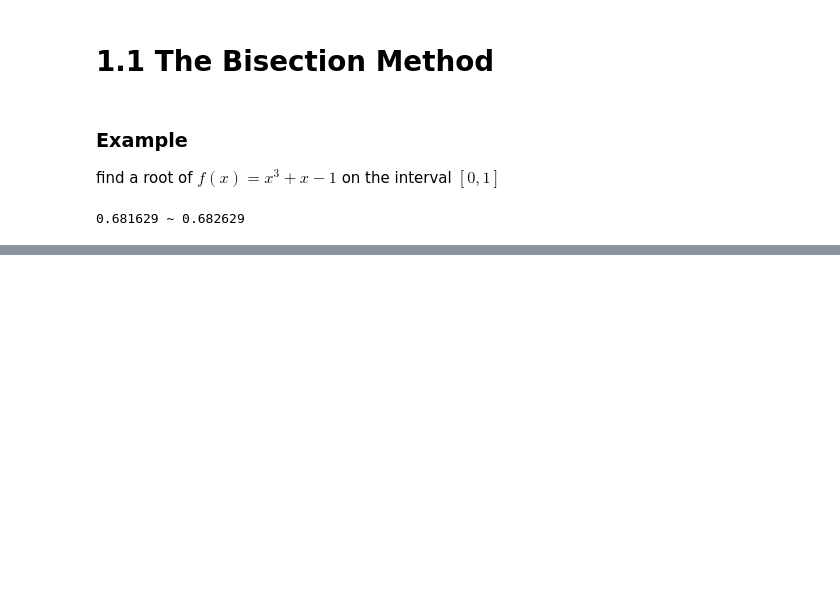
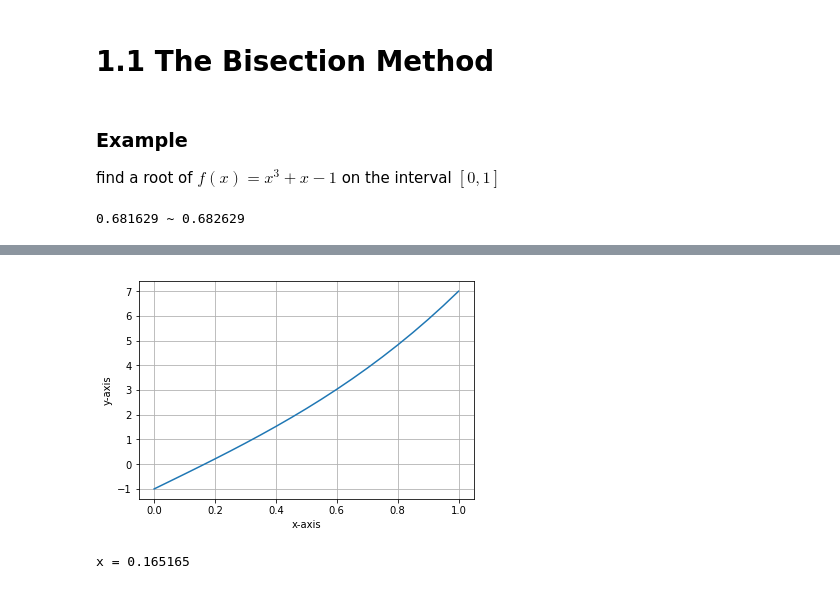
Before and after one commit to Jim00000/Numerical-Analysis, a Jupyter notebook: 1_Solving_Equations.ipynb, the cells around one changed output, grey strips where cells are left out. Saved outputs shown, nothing was run; the diff lists cells and outputs as text; code cells hidden in the pictures; blank space fills up the shorter version.

Commit message:
Complete Bisection method

```diff
--- a/1_Solving_Equations.ipynb
+++ b/1_Solving_Equations.ipynb
@@ -66,0 +75,5 @@ print('%f ~ %f' %(xc - tolerance, xc + tolerance))
+# %%
+f = lambda x : math.cos(x) - x
+tolerance = 1e-7
+xc = bisect(f,0,1,tolerance)
+print(round(xc,6))
@@ -66,0 +110,21 @@ print('%f ~ %f' %(xc - tolerance, xc + tolerance))
+# %%
+def generate_points(f,xs):
+    ys = np.zeros(xs.size)
+    for i in range(len(xs)):
+        ys[i] = f(xs[i])
+    return ys
+# %%
+fa = lambda x : 2 * math.pow(x,3) + 6 * x - 1
+xs = np.linspace(0,1,21)
+ys = generate_points(fa,xs)
+plt.plot(xs,ys)
+plt.xlabel('x-axis')
+plt.ylabel('y-axis')
+plt.grid(True)
+plt.show()
+
+fa_xc = bisect(fa,0,1,1e-7)
+print('x =',round(fa_xc,6))
+# %% [output]
+[figure, added]
+x = 0.165165
```
Also changed, not shown: parts of 14 cells of this notebook.
